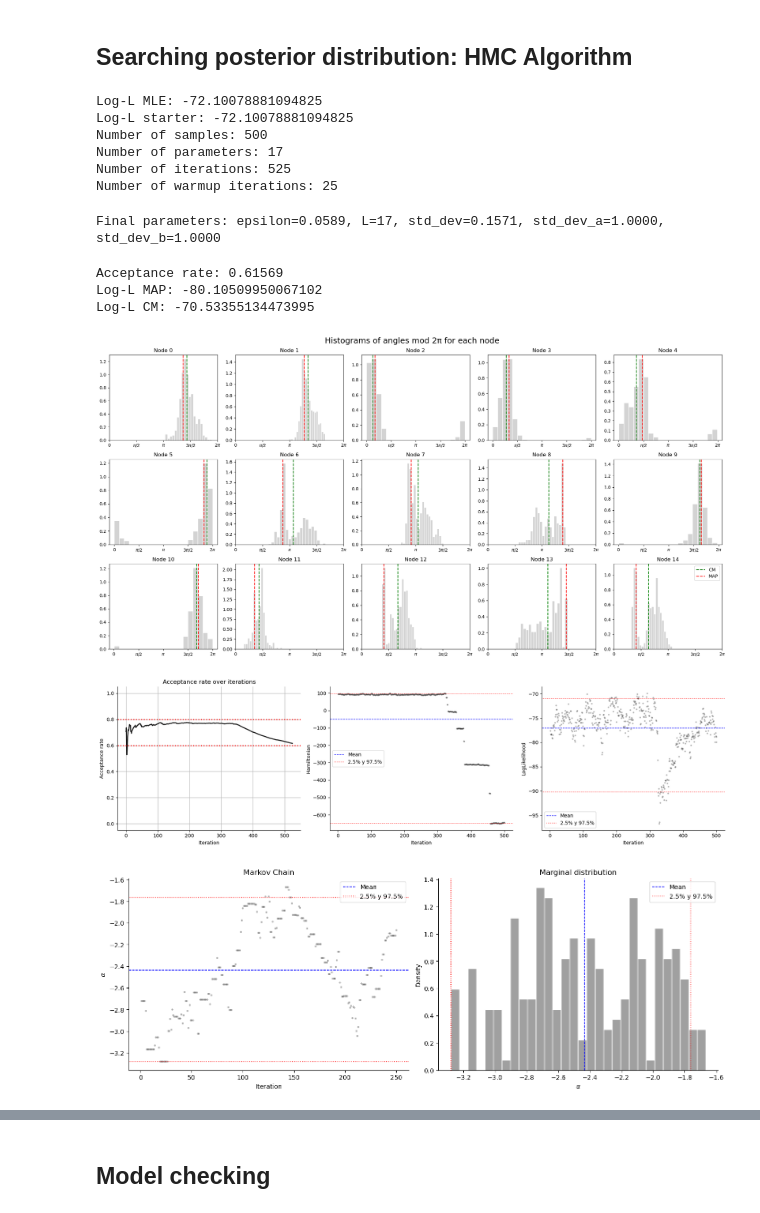
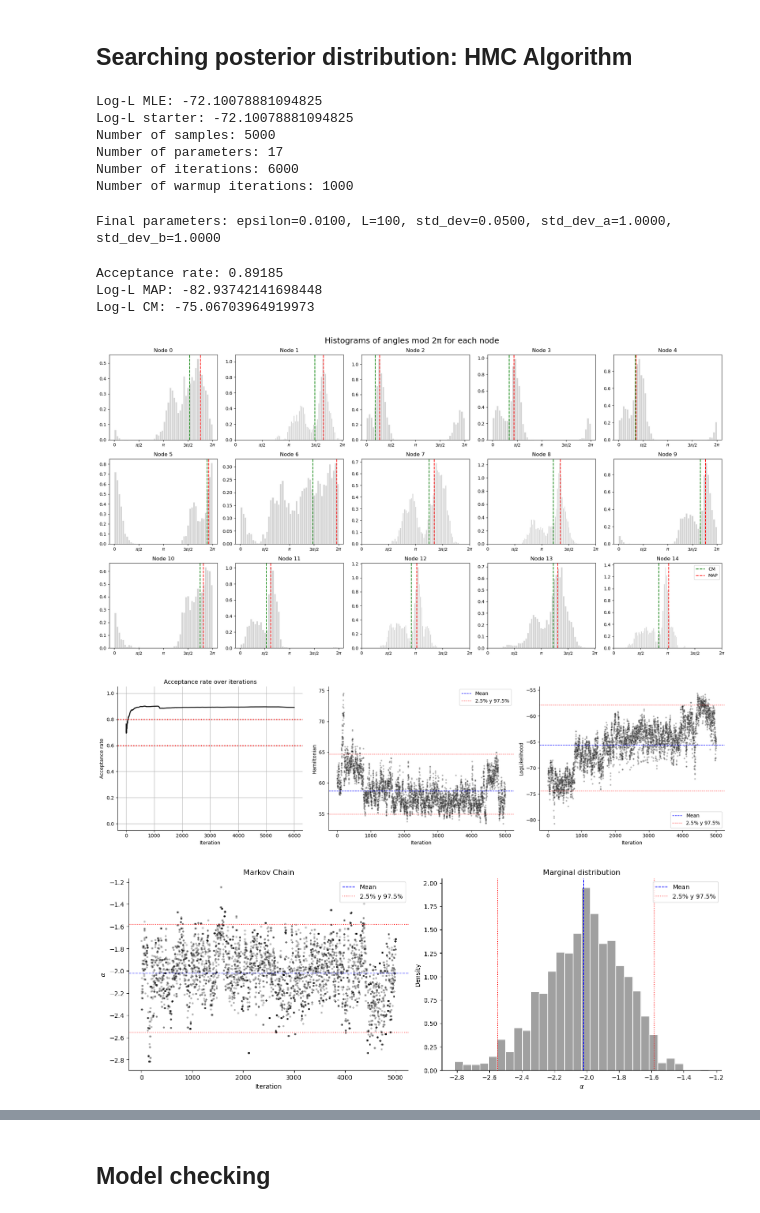
Before and after one commit to cnosa/LatentSpaces_Network_Manifold, a Jupyter notebook: RobustExample/LSMN_Geodesic_2D.ipynb, the cells around one changed output, grey strips where cells are left out. Drawn from its saved outputs; the diff is of its cells as text; code cells hidden in the pictures.

```diff
--- a/RobustExample/LSMN_Geodesic_2D.ipynb
+++ b/RobustExample/LSMN_Geodesic_2D.ipynb
@@ -104,7 +104,7 @@ plt.show()
 ## Searching posterior distribution: HMC Algorithm
 # %%
 # Execute HMC
-number_of_samples = 500
+number_of_samples = 5000
 Z_init = Z_ML.copy()
 a_init = a_ML
 b_init = b_ML
@@ -115,7 +115,7 @@ print("Log-L starter:", loglikelihood(G,Z_init,a_init,b_init))
 
 samples_Z, samples_a, samples_b, Hp, LogLp, acep_rate_history = ghmc(G, Z_init, a_init, b_init, number_of_samples, epsilon_init=0.075,
                                                                      std_dev_init=0.2, std_dev_init_a = 1.0, std_dev_init_b = 1.0,
-                                                                     percentage_warmup=0.05)
+                                                                     percentage_warmup=0.2)
 samples_Z = [compute_starS1(samples_Z[i],Z_ML) for i in range(len(samples_Z))]
 samples_Z = np.array(samples_Z)
 # Estimators
@@ -136,44 +136,44 @@ print("Log-L CM:", loglikelihood(G,Z_CM,a_CM,b_CM))
 # %% [output]
 Log-L MLE: -72.10078881094825
 Log-L starter: -72.10078881094825
-Number of samples: 500
+Number of samples: 5000
 Number of parameters: 17
-Number of iterations: 525
-Number of warmup iterations: 25
+Number of iterations: 6000
+Number of warmup iterations: 1000
-Final parameters: epsilon=0.0589, L=17, std_dev=0.1571, std_dev_a=1.0000, std_dev_b=1.0000
+Final parameters: epsilon=0.0100, L=100, std_dev=0.0500, std_dev_a=1.0000, std_dev_b=1.0000
-Acceptance rate: 0.61569
-Log-L MAP: -80.10509950067102
-Log-L CM: -70.53355134473995
+Acceptance rate: 0.89185
+Log-L MAP: -82.93742141698448
+Log-L CM: -75.06703964919973
 # %%
 fig, axes = plt.subplots(3, 5, figsize=(20, 10))
 axes = axes.flatten()
 
 for i in range(n):
     ax = axes[i]
     # Ángulo polar mod 2π
     angles = np.mod(np.arctan2(samples_Z[:, i, 1], samples_Z[:, i, 0]), 2*np.pi)
 
-    ax.hist(angles, bins=20, color='lightgray', edgecolor='white', density=True)
+    ax.hist(angles, bins=50, color='lightgray', edgecolor='white', density=True)
     ax.axvline(np.mod(np.arctan2(Z_CM[i, 1], Z_CM[i, 0]), 2*np.pi), color='green', linestyle='dashed', linewidth=1.6)
     ax.axvline(np.mod(np.arctan2(Z_MAP[i, 1], Z_MAP[i, 0]), 2*np.pi), color='red', linestyle='dashed', linewidth=1.6)
     ax.set_title(f'Node {i}')
     ax.set_xticks([0, np.pi/2, np.pi , 3*np.pi/2, 2*np.pi])
     ax.set_xticklabels(['0', r'$\pi/2$', r'$\pi$', r'$3\pi/2$',r'$2\pi$'])
     ax.grid(False)
 plt.legend(['CM','MAP'], loc='upper right')
 plt.tight_layout()
 plt.suptitle("Histograms of angles mod 2π for each node", y=1.02, fontsize=18)
 plt.show()
 # %% [output]
-[figure, old version]
+[figure, new version]
 # %%
 plot_diagnostics(Hp,LogLp,acep_rate_history)
 # %% [output]
-[figure, old version]
+[figure, new version]
 # %%
 plot_alpha(samples_a)
 # %% [output]
-[figure, old version]
+[figure, new version]
 # %%
 plot_beta(samples_b)
 # %% [output]
```
Also changed, not shown: parts of 14 cells of this notebook, 1 other file.
